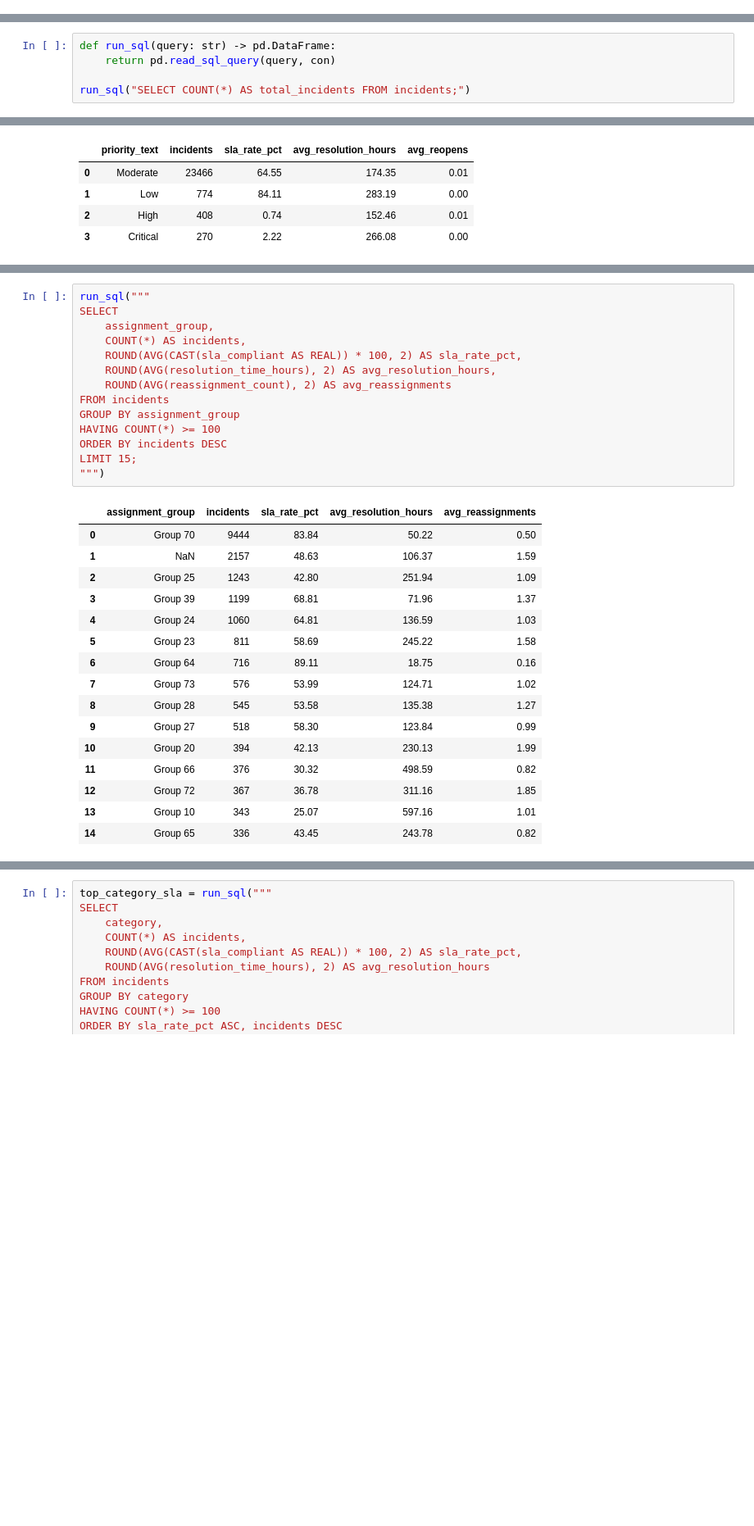
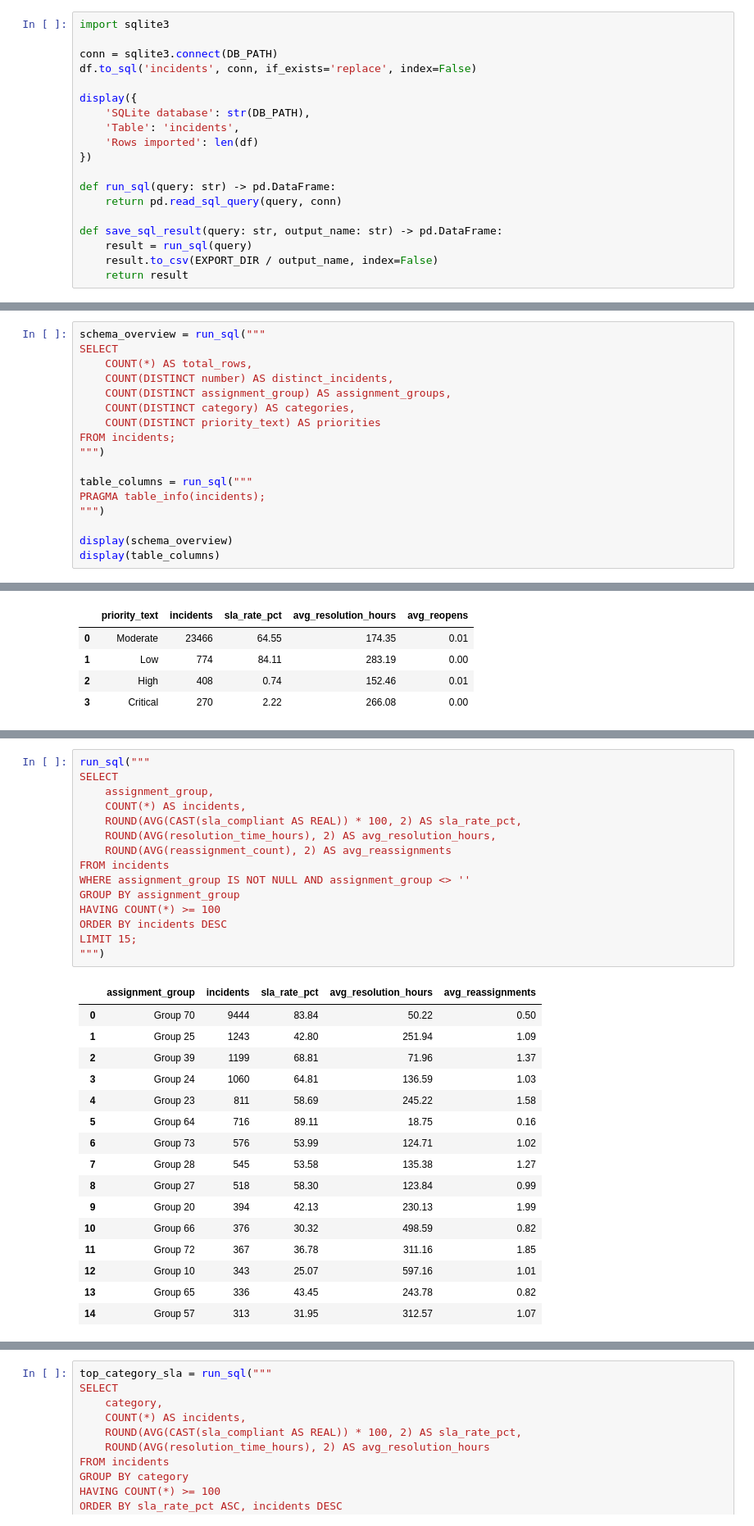
Before and after one commit to mila1515/IT-Service-Performance-Analytics, a Jupyter notebook: notebooks/04_SQL_Analysis.ipynb, the cells around one changed output, grey strips where cells are left out. Shown at 82% size. Drawn from its saved outputs; the diff is of its cells as text; blank space fills up the shorter version.

```diff
--- a/notebooks/04_SQL_Analysis.ipynb
+++ b/notebooks/04_SQL_Analysis.ipynb
@@ -29,0 +117,19 @@ print({'dataset_path': str(DATA_PATH), 'shape': df.shape})
+# %%
+import sqlite3
+
+conn = sqlite3.connect(DB_PATH)
+df.to_sql('incidents', conn, if_exists='replace', index=False)
+
+display({
+    'SQLite database': str(DB_PATH),
+    'Table': 'incidents',
+    'Rows imported': len(df)
+})
+
+def run_sql(query: str) -> pd.DataFrame:
+    return pd.read_sql_query(query, conn)
+
+def save_sql_result(query: str, output_name: str) -> pd.DataFrame:
+    result = run_sql(query)
+    result.to_csv(EXPORT_DIR / output_name, index=False)
+    return result
@@ -30,6 +144,18 @@ print({'dataset_path': str(DATA_PATH), 'shape': df.shape})
 # %%
-def run_sql(query: str) -> pd.DataFrame:
-    return pd.read_sql_query(query, con)
+schema_overview = run_sql("""
+SELECT
+    COUNT(*) AS total_rows,
+    COUNT(DISTINCT number) AS distinct_incidents,
+    COUNT(DISTINCT assignment_group) AS assignment_groups,
+    COUNT(DISTINCT category) AS categories,
+    COUNT(DISTINCT priority_text) AS priorities
+FROM incidents;
+""")
 
-run_sql("SELECT COUNT(*) AS total_incidents FROM incidents;")
+table_columns = run_sql("""
+PRAGMA table_info(incidents);
+""")
+
+display(schema_overview)
+display(table_columns)
 # %% [output]
@@ -82,31 +230,32 @@ ORDER BY incidents DESC;
 # %%
 run_sql("""
 SELECT
     assignment_group,
     COUNT(*) AS incidents,
     ROUND(AVG(CAST(sla_compliant AS REAL)) * 100, 2) AS sla_rate_pct,
     ROUND(AVG(resolution_time_hours), 2) AS avg_resolution_hours,
     ROUND(AVG(reassignment_count), 2) AS avg_reassignments
 FROM incidents
+WHERE assignment_group IS NOT NULL AND assignment_group <> ''
 GROUP BY assignment_group
 HAVING COUNT(*) >= 100
 ORDER BY incidents DESC
 LIMIT 15;
 """)
 # %% [output]
 |  | assignment_group | incidents | sla_rate_pct | avg_resolution_hours | avg_reassignments |
 | 0 | Group 70 | 9444 | 83.84 | 50.22 | 0.50 |
-| 1 | NaN | 2157 | 48.63 | 106.37 | 1.59 |
-| 2 | Group 25 | 1243 | 42.80 | 251.94 | 1.09 |
-| 3 | Group 39 | 1199 | 68.81 | 71.96 | 1.37 |
-| 4 | Group 24 | 1060 | 64.81 | 136.59 | 1.03 |
-| 5 | Group 23 | 811 | 58.69 | 245.22 | 1.58 |
-| 6 | Group 64 | 716 | 89.11 | 18.75 | 0.16 |
-| 7 | Group 73 | 576 | 53.99 | 124.71 | 1.02 |
-| 8 | Group 28 | 545 | 53.58 | 135.38 | 1.27 |
-| 9 | Group 27 | 518 | 58.30 | 123.84 | 0.99 |
-| 10 | Group 20 | 394 | 42.13 | 230.13 | 1.99 |
-| 11 | Group 66 | 376 | 30.32 | 498.59 | 0.82 |
-| 12 | Group 72 | 367 | 36.78 | 311.16 | 1.85 |
-| 13 | Group 10 | 343 | 25.07 | 597.16 | 1.01 |
-| 14 | Group 65 | 336 | 43.45 | 243.78 | 0.82 |
+| 1 | Group 25 | 1243 | 42.80 | 251.94 | 1.09 |
+| 2 | Group 39 | 1199 | 68.81 | 71.96 | 1.37 |
+| 3 | Group 24 | 1060 | 64.81 | 136.59 | 1.03 |
+| 4 | Group 23 | 811 | 58.69 | 245.22 | 1.58 |
+| 5 | Group 64 | 716 | 89.11 | 18.75 | 0.16 |
+| 6 | Group 73 | 576 | 53.99 | 124.71 | 1.02 |
+| 7 | Group 28 | 545 | 53.58 | 135.38 | 1.27 |
+| 8 | Group 27 | 518 | 58.30 | 123.84 | 0.99 |
+| 9 | Group 20 | 394 | 42.13 | 230.13 | 1.99 |
+| 10 | Group 66 | 376 | 30.32 | 498.59 | 0.82 |
+| 11 | Group 72 | 367 | 36.78 | 311.16 | 1.85 |
+| 12 | Group 10 | 343 | 25.07 | 597.16 | 1.01 |
+| 13 | Group 65 | 336 | 43.45 | 243.78 | 0.82 |
+| 14 | Group 57 | 313 | 31.95 | 312.57 | 1.07 |
```
Also changed, not shown: parts of 34 cells of this notebook, 1 other file.
